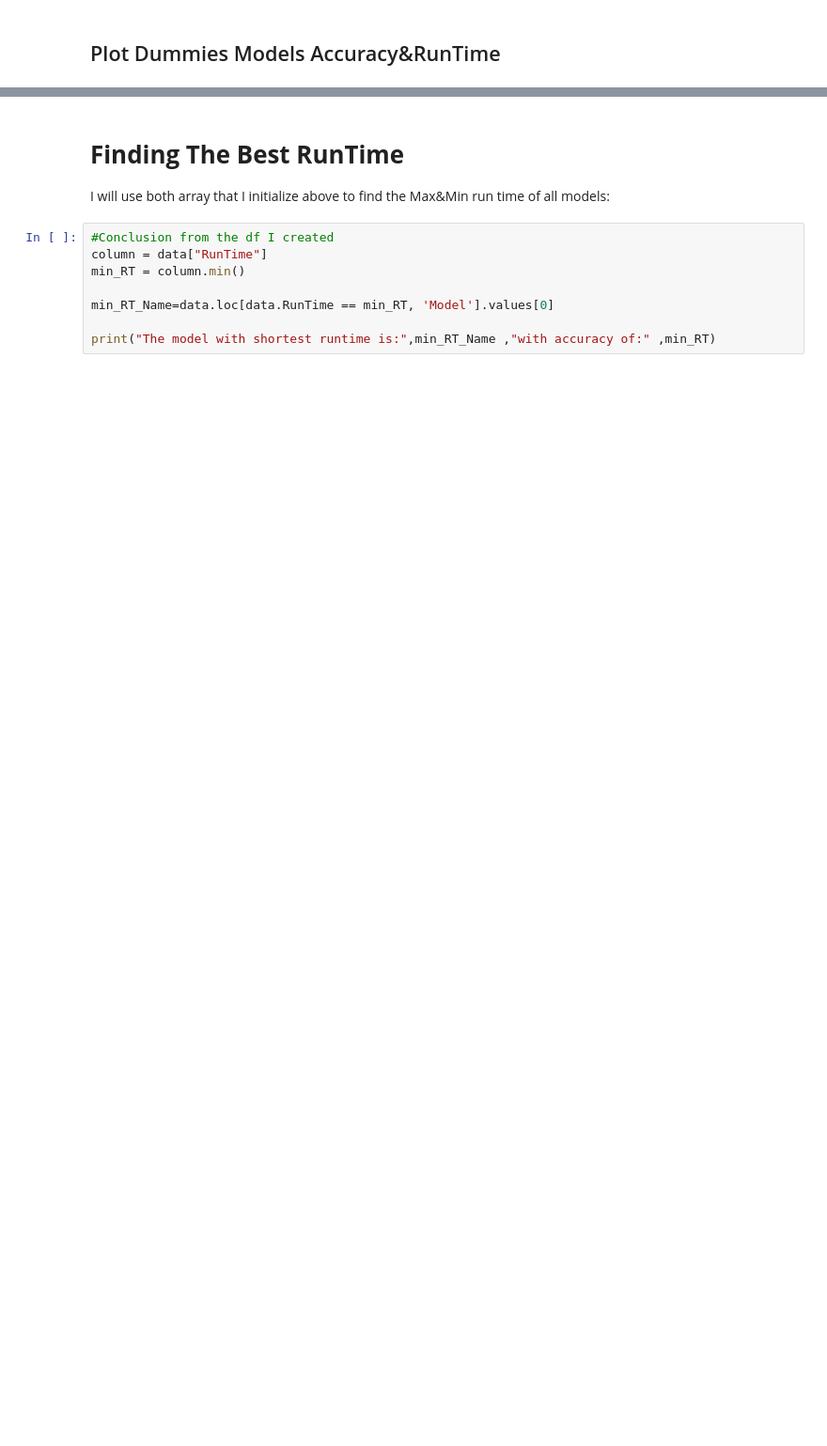
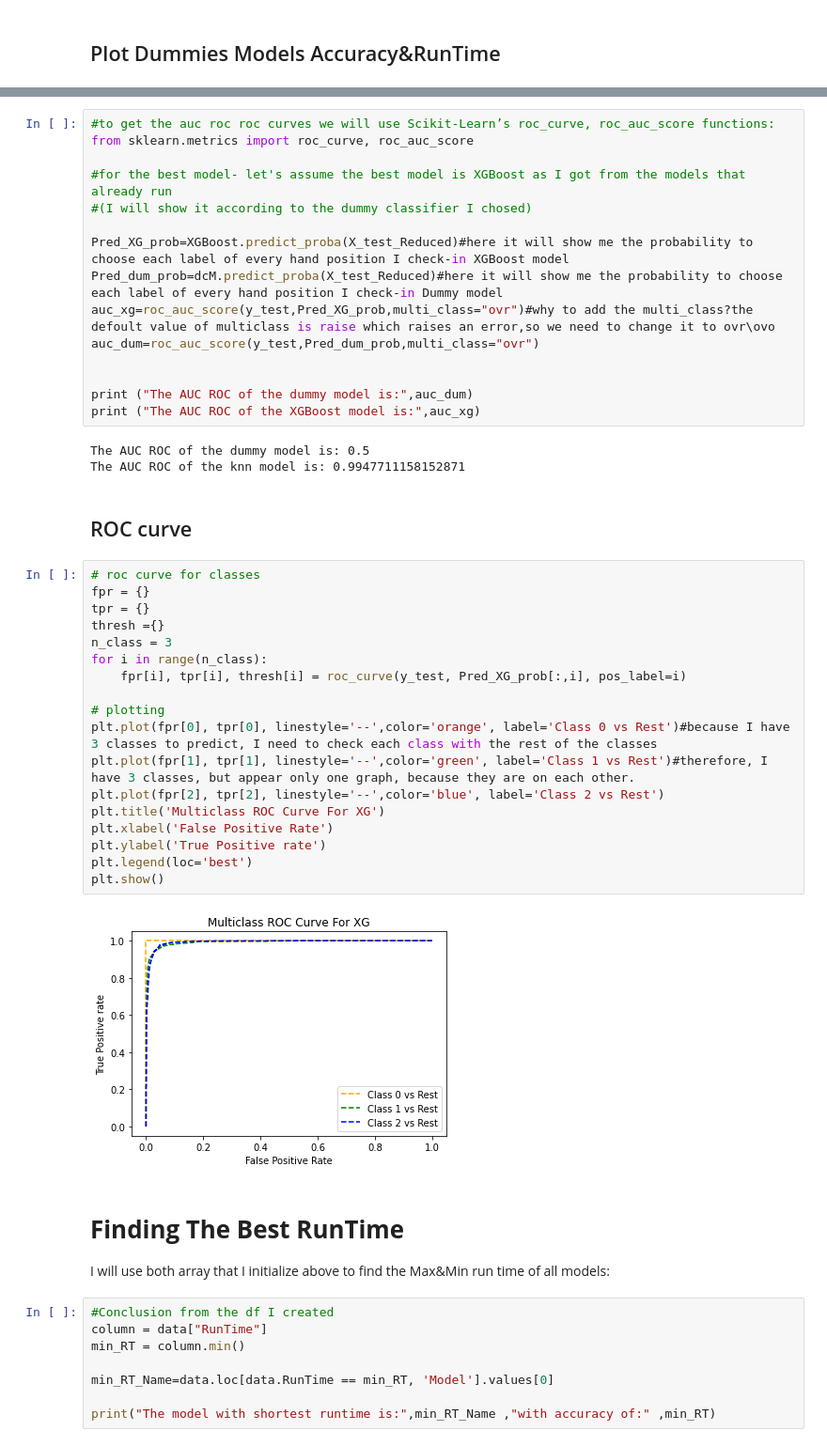
Before and after one commit to yuvalTrip/Final-Project-First-Year-Semester-B, a Jupyter notebook: Pandas- Classification work-Hands Positions.ipynb, the cells around one changed output, grey strips where cells are left out. Shown at 94% size. Cells and saved outputs as stored; diff of their text form; blank space fills up the shorter version.

Commit message:
Tweaks in Hands notebook

```diff
--- a/Pandas- Classification work-Hands Positions.ipynb
+++ b/Pandas- Classification work-Hands Positions.ipynb
@@ -2258,3 +2277,43 @@ Now, after I trained all the models I will compare their ROC curves.
+# %%
+#to get the auc roc roc curves we will use Scikit-Learn’s roc_curve, roc_auc_score functions:
+from sklearn.metrics import roc_curve, roc_auc_score
+
+#for the best model- let's assume the best model is XGBoost as I got from the models that already run
+#(I will show it according to the dummy classifier I chosed)
+
+Pred_XG_prob=XGBoost.predict_proba(X_test_Reduced)#here it will show me the probability to choose each label of every hand position I check-in XGBoost model
+Pred_dum_prob=dcM.predict_proba(X_test_Reduced)#here it will show me the probability to choose each label of every hand position I check-in Dummy model
+auc_xg=roc_auc_score(y_test,Pred_XG_prob,multi_class="ovr")#why to add the multi_class?the defoult value of multiclass is raise which raises an error,so we need to change it to ovr\ovo
+auc_dum=roc_auc_score(y_test,Pred_dum_prob,multi_class="ovr")
+
+
+print ("The AUC ROC of the dummy model is:",auc_dum)
+print ("The AUC ROC of the XGBoost model is:",auc_xg)
+# %% [output]
+The AUC ROC of the dummy model is: 0.5
+The AUC ROC of the knn model is: 0.9947711158152871
+# %% [markdown]
+## ROC curve
+# %%
+# roc curve for classes
+fpr = {}
+tpr = {}
+thresh ={}
+n_class = 3
+for i in range(n_class):
+    fpr[i], tpr[i], thresh[i] = roc_curve(y_test, Pred_XG_prob[:,i], pos_label=i)
+
+# plotting
+plt.plot(fpr[0], tpr[0], linestyle='--',color='orange', label='Class 0 vs Rest')#because I have 3 classes to predict, I need to check each class with the rest of the classes
+plt.plot(fpr[1], tpr[1], linestyle='--',color='green', label='Class 1 vs Rest')#therefore, I have 3 classes, but appear only one graph, because they are on each other.
+plt.plot(fpr[2], tpr[2], linestyle='--',color='blue', label='Class 2 vs Rest')
+plt.title('Multiclass ROC Curve For XG')
+plt.xlabel('False Positive Rate')
+plt.ylabel('True Positive rate')
+plt.legend(loc='best')
+plt.show()
+# %% [output]
+[figure, added]
 # %% [markdown]
 # <b> Finding The Best RunTime   <b>
 
```
Also changed, not shown: parts of 22 cells of this notebook.
